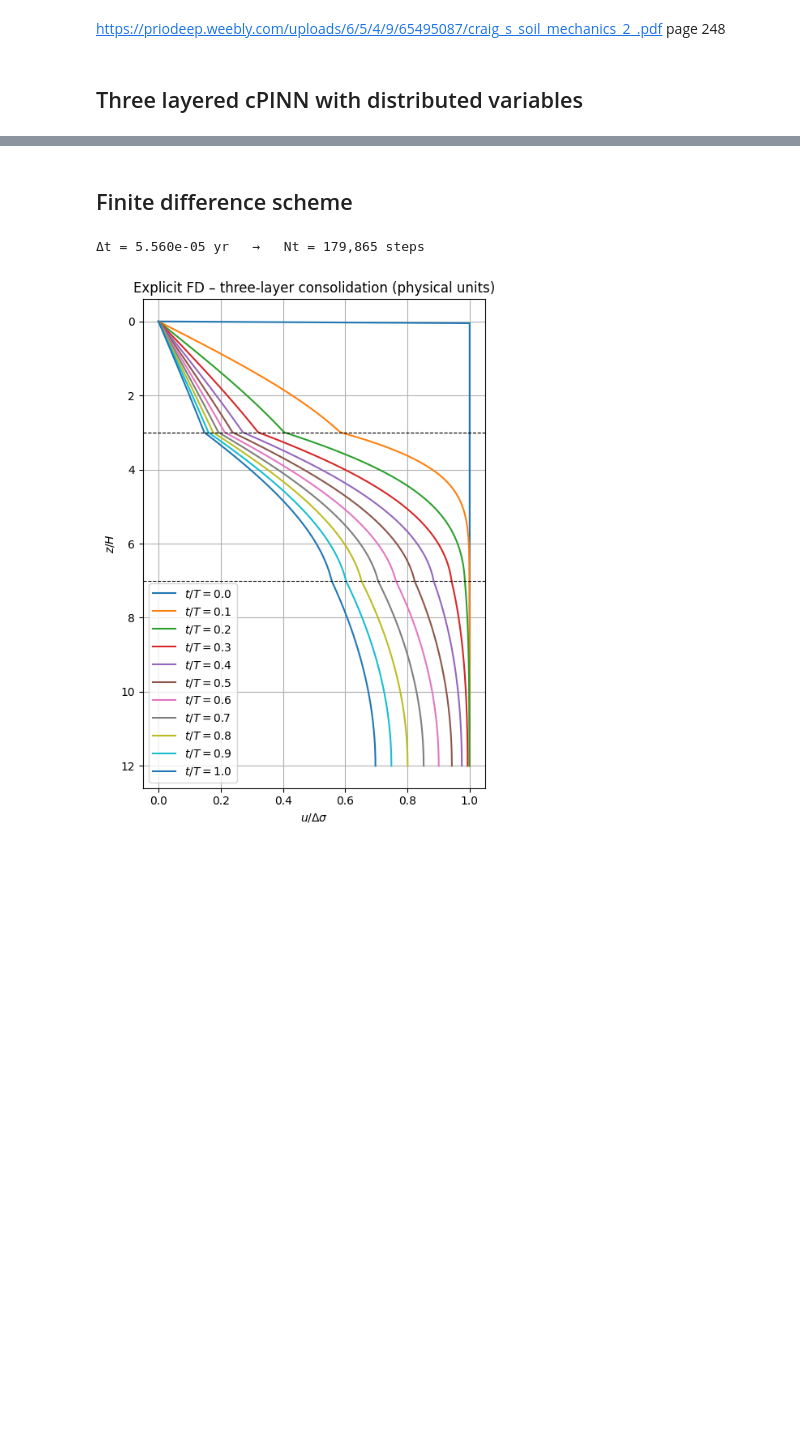
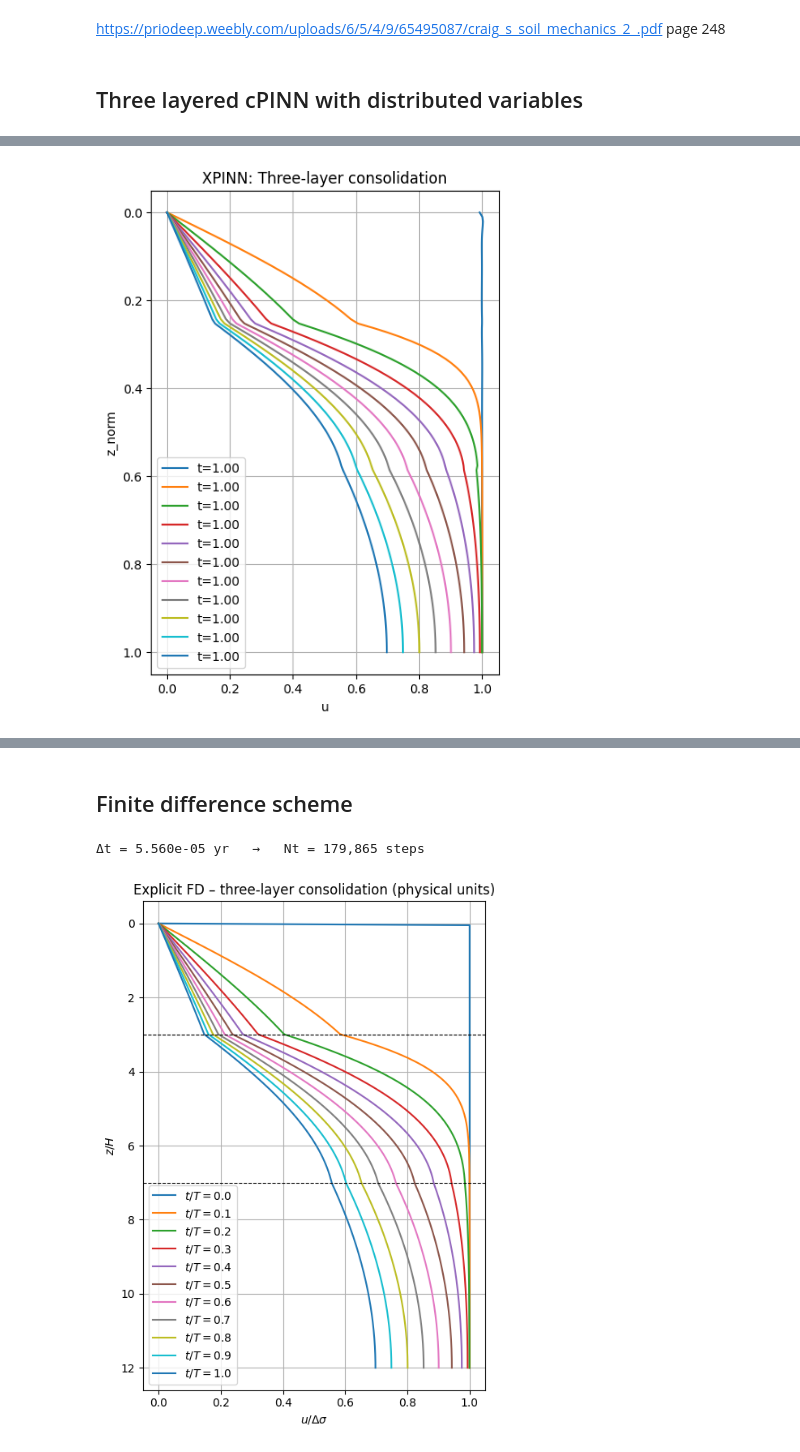
Before and after one commit to jolu2111/Master_thesis, a Jupyter notebook: Code/05_terzaghi_1D.ipynb, the cells around one changed output, grey strips where cells are left out. Cells and saved outputs as stored; diff of their text form; code cells hidden in the pictures; blank space fills up the shorter version.

Commit message:
finnised training the cPINN, without including height

```diff
--- a/Code/05_terzaghi_1D.ipynb
+++ b/Code/05_terzaghi_1D.ipynb
@@ -1044,0 +1225,16 @@ plt.show()
+# %%
+# 2) Re-instantiate three independent PINNs
+PINN1 = cPINN_3layer_terzaghi()
+PINN2 = cPINN_3layer_terzaghi()
+PINN3 = cPINN_3layer_terzaghi()
+
+# 3) Load the checkpoint (no weights_only arg!)
+ckpt = torch.load(
+    os.path.join(model_dir, "terzaghi_models.pt"),
+    weights_only=True)
+
+# 4) Copy the weights back in
+PINN1.load_state_dict(ckpt["model1"])
+PINN2.load_state_dict(ckpt["model2"])
+PINN3.load_state_dict(ckpt["model3"])
+print("✅ Loaded PINN1, PINN2, PINN3 from checkpoint")
@@ -1044,0 +1256,79 @@ plt.show()
+# %%
+height_test = 0.0
+k_test = -0.0
+mv_test = 0.0
+
+# 1) Compute raw H’s and their fractions
+#    (height_test is already your normalized H-offset in [–1,1])
+H1_raw = specs["H1"]["mean"] + specs["H1"]["std"] * height_test * multiplier
+H2_raw = specs["H2"]["mean"] + specs["H2"]["std"] * height_test * multiplier
+H3_raw = specs["H3"]["mean"] + specs["H3"]["std"] * height_test * multiplier
+H_tot  = H1_raw + H2_raw + H3_raw
+
+h1_frac = H1_raw / H_tot               # boundary between layer1 & 2
+h2_frac = (H1_raw + H2_raw) / H_tot    # boundary between layer2 & 3
+
+# 2) Build your test grid
+N = 100
+test_t   = torch.linspace(0,1,11).view(-1,1)   # 11 time snapshots
+z_plot   = torch.linspace(0,1,N).view(-1,1)    # 100 points in z_norm
+plt.figure(figsize=(5,7))
+
+u = torch.zeros((11,N), dtype=torch.float32)  # (N,1)
+
+for i,t in enumerate(test_t):
+    # a) batch coords & params
+    t_batch      = t.repeat(N,1)                   # (N,1)
+    z_batch      = z_plot                          # (N,1)
+    height_batch = torch.full_like(z_batch, height_test)
+    k_batch      = torch.full_like(z_batch, k_test)
+    mv_batch     = torch.full_like(z_batch, mv_test)
+
+    test_coords = torch.cat([t_batch, z_batch], dim=1)  # (N,2)
+    test_params = torch.cat([
+        height_batch, k_batch, mv_batch,
+        height_batch, k_batch, mv_batch,
+        height_batch, k_batch, mv_batch
+    ], dim=1)  # (N,9)
+
+    with torch.no_grad():
+        zb = z_batch.squeeze()              # shape (N,)
+        mask1 = zb <= h1_frac
+        mask2 = (zb > h1_frac) & (zb <= h2_frac)
+        mask3 = zb > h2_frac
+
+        # 1) Layer 1
+        if mask1.any():
+            coords1 = test_coords[mask1]
+            params1 = test_params[mask1]
+            u1 = PINN1(coords1, params1).squeeze()
+            u[i, mask1] = u1
+
+        # 2) Layer 2
+        if mask2.any():
+            coords2 = test_coords[mask2]
+            params2 = test_params[mask2]
+            u2 = PINN2(coords2, params2).squeeze()
+            u[i, mask2] = u2
+
+        # 3) Layer 3
+        if mask3.any():
+            coords3 = test_coords[mask3]
+            params3 = test_params[mask3]
+            u3 = PINN3(coords3, params3).squeeze()
+            u[i, mask3] = u3
+
+
+# plot all t-slices
+for i in range(len(test_t)):
+    plt.plot(u[i].numpy(), z_plot.numpy(), label=f't={t.item():.2f}')
+
+plt.gca().invert_yaxis()
+plt.xlabel("u")
+plt.ylabel("z_norm")
+plt.title("XPINN: Three-layer consolidation")
+plt.legend()
+plt.grid(True)
+plt.show()
+# %% [output]
+[figure, added]
```
Also changed, not shown: parts of 21 cells of this notebook, 3 other files.
